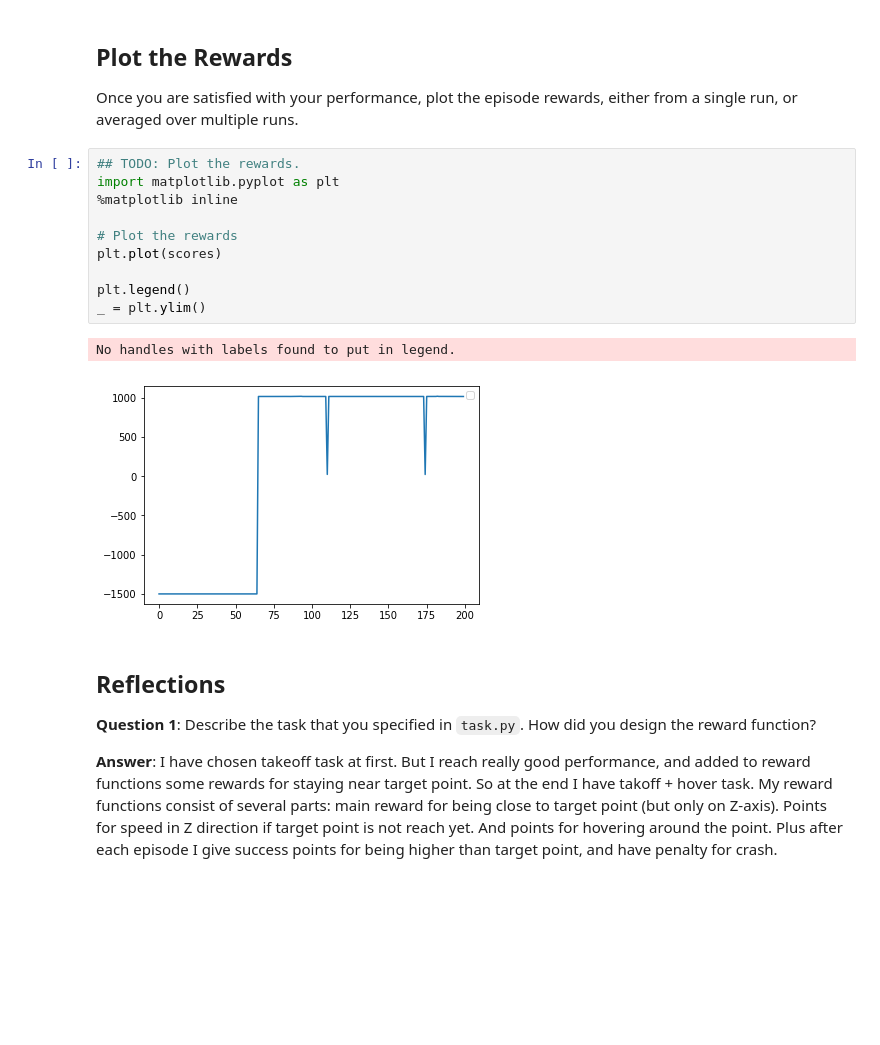
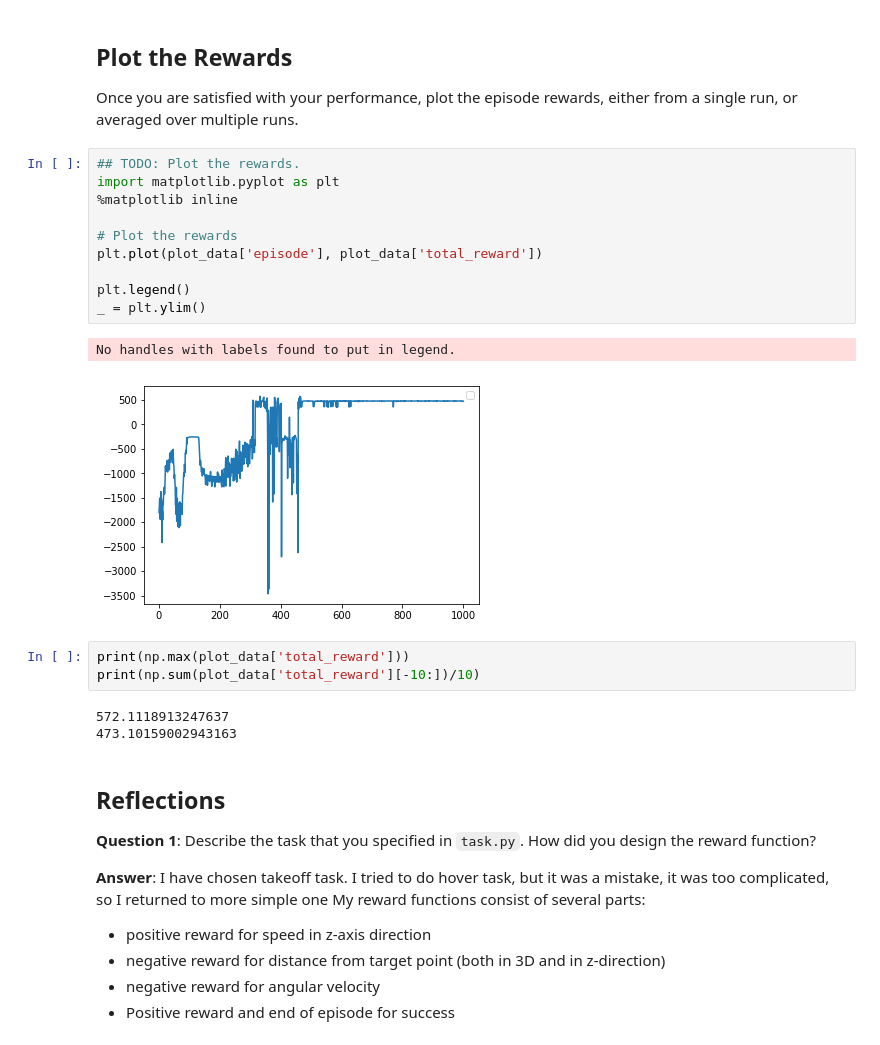
Before and after one commit to mokryak/-RL-Quadcopter-2, a Jupyter notebook: Quadcopter_Project.ipynb, the cells around one changed output. Saved outputs shown, nothing was run; the diff lists cells and outputs as text; blank space fills up the shorter version.

```diff
--- a/Quadcopter_Project.ipynb
+++ b/Quadcopter_Project.ipynb
@@ -285,24 +269,33 @@ Once you are satisfied with your performance, plot the episode rewards, either f
 # %%
 ## TODO: Plot the rewards.
 import matplotlib.pyplot as plt
 %matplotlib inline
 
 # Plot the rewards
-plt.plot(scores)
+plt.plot(plot_data['episode'], plot_data['total_reward'])
 
 plt.legend()
 _ = plt.ylim()
 # %% [output]
 No handles with labels found to put in legend.
-[figure, old version]
+[figure, new version]
+# %%
+print(np.max(plot_data['total_reward']))
+print(np.sum(plot_data['total_reward'][-10:])/10)
+# %% [output]
+572.1118913247637
+473.10159002943163
 # %% [markdown]
 ## Reflections
 
 **Question 1**: Describe the task that you specified in `task.py`.  How did you design the reward function?
 
-**Answer**: I have chosen takeoff task at first. But I reach really good performance, and added to reward functions some rewards for staying near target point. So at the end I have takoff + hover task.
-My reward functions consist of several parts: main reward for being close to target point (but only on Z-axis). Points for speed in Z direction if target point is not reach yet. And points for hovering around the point.
-Plus after each episode I give success points for being higher than target point, and have penalty for crash.
+**Answer**: I have chosen takeoff task. I tried to do hover task, but it was a mistake, it was too complicated, so I returned to more simple one
+My reward functions consist of several parts:
+ - positive reward for speed in z-axis direction
+ - negative reward for distance from target point (both in 3D and in z-direction)
+ - negative reward for angular velocity
+ - Positive reward and end of episode for success
 # %% [markdown]
 **Question 2**: Discuss your agent briefly, using the following questions as a guide:
 
```
Also changed, not shown: parts of 12 cells of this notebook, 14 other files.
